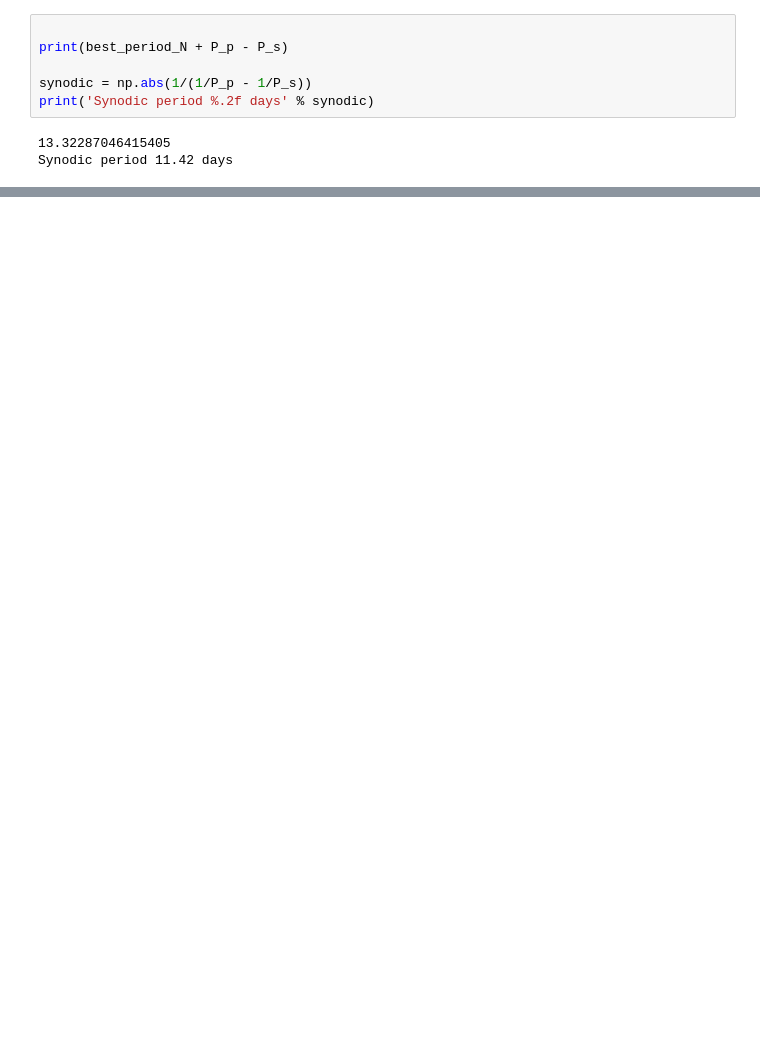
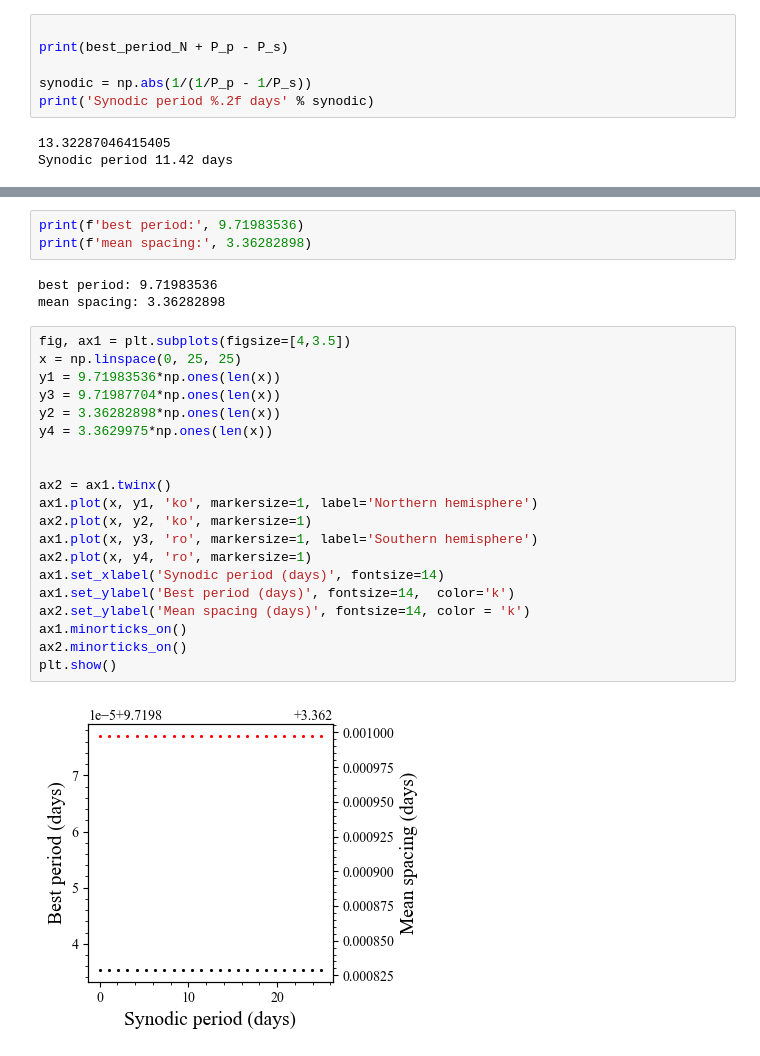
Before and after one commit to robkavanagh/maser, a Jupyter notebook: notebooks/Fresher_copy.ipynb, the cells around one changed output, grey strips where cells are left out. Drawn from its saved outputs; the diff is of its cells as text; blank space fills up the shorter version.

```diff
--- a/notebooks/Fresher_copy.ipynb
+++ b/notebooks/Fresher_copy.ipynb
@@ -464,0 +504,28 @@ KeyboardInterrupt:
+# %%
+print(f'best period:', 9.71983536)
+print(f'mean spacing:', 3.36282898)
+# %% [output]
+best period: 9.71983536
+mean spacing: 3.36282898
+# %%
+fig, ax1 = plt.subplots(figsize=[4,3.5])
+x = np.linspace(0, 25, 25)
+y1 = 9.71983536*np.ones(len(x))
+y3 = 9.71987704*np.ones(len(x))
+y2 = 3.36282898*np.ones(len(x))
+y4 = 3.3629975*np.ones(len(x))
+
+
+ax2 = ax1.twinx()
+ax1.plot(x, y1, 'ko', markersize=1, label='Northern hemisphere')
+ax2.plot(x, y2, 'ko', markersize=1)
+ax1.plot(x, y3, 'ro', markersize=1, label='Southern hemisphere')
+ax2.plot(x, y4, 'ro', markersize=1)
+ax1.set_xlabel('Synodic period (days)', fontsize=14)
+ax1.set_ylabel('Best period (days)', fontsize=14,  color='k')
+ax2.set_ylabel('Mean spacing (days)', fontsize=14, color = 'k')
+ax1.minorticks_on()
+ax2.minorticks_on()
+plt.show()
+# %% [output]
+[figure, added]
```
Also changed, not shown: parts of 16 cells of this notebook, 2 other files.
